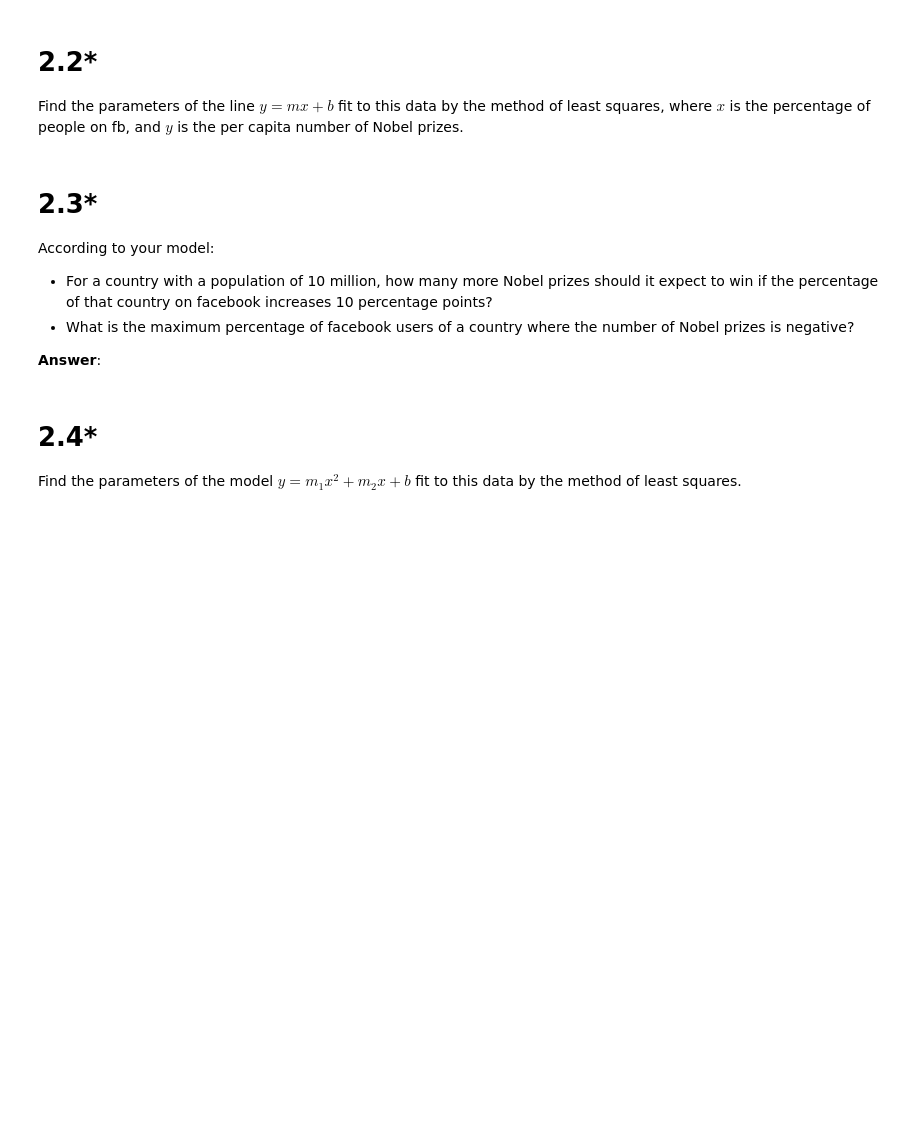
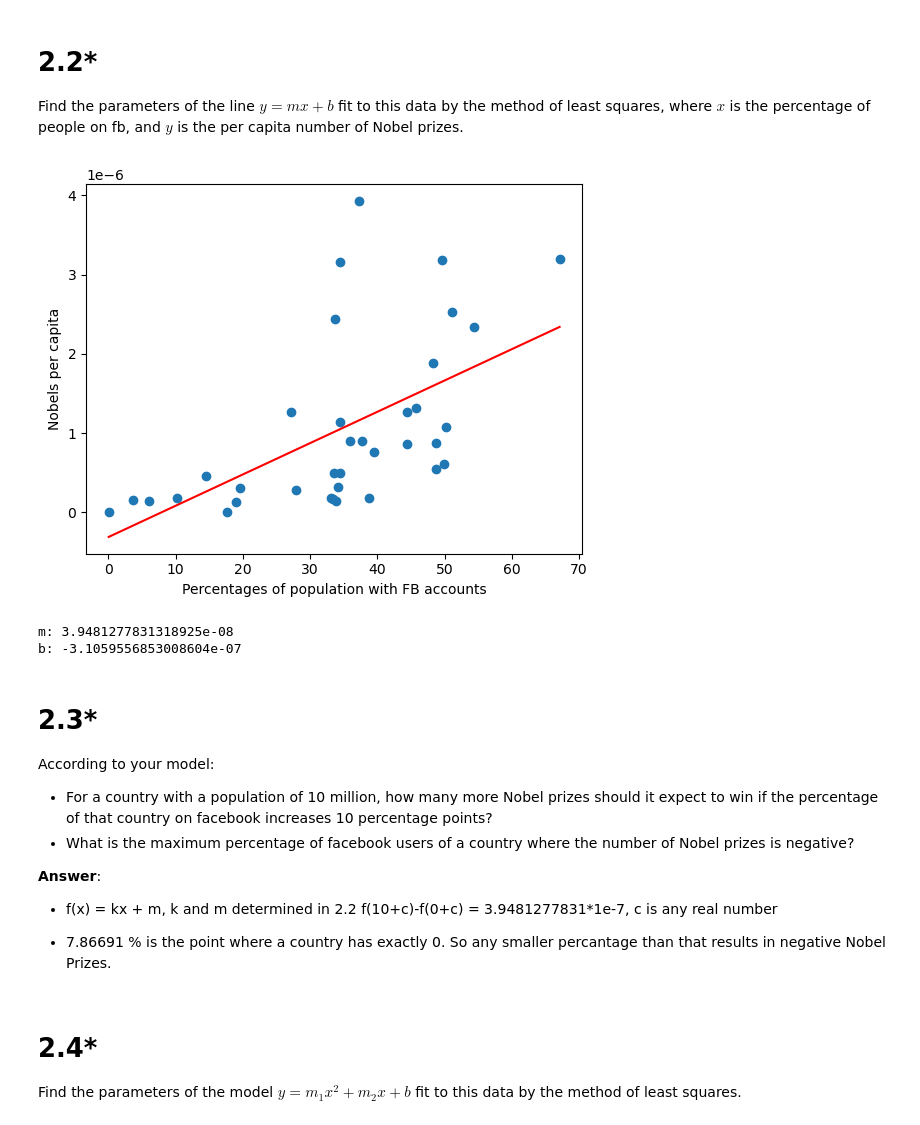
Before and after one commit to noa-bit/dm1590-labs, a Jupyter notebook: lab-3/DM1590_Lab3.ipynb, the cells around one changed output. Saved outputs shown, nothing was run; the diff lists cells and outputs as text; code cells hidden in the pictures; blank space fills up the shorter version.

```diff
--- a/lab-3/DM1590_Lab3.ipynb
+++ b/lab-3/DM1590_Lab3.ipynb
@@ -229,3 +260,20 @@ Find the parameters of the line $y = mx + b$ fit to this data by the method of l
+# %%
+m, b = np.polyfit(x_axis, y_axis, 1)
+
+x_line = np.linspace(min(x_axis), max(x_axis), 2)
+y_line = m * x_line + b
+
+plt.scatter(x_axis, y_axis)
+plt.ylabel("Nobels per capita")
+plt.xlabel("Percentages of population with FB accounts")
+plt.plot(x_line, y_line, color="red")
+plt.show()
+
+print(f"m: {m}\nb: {b}")
+# %% [output]
+[figure, added]
+m: 3.9481277831318925e-08
+b: -3.1059556853008604e-07
 # %% [markdown]
 # 2.3*
 
@@ -234,6 +282,10 @@ According to your model:
 - What is the maximum percentage of facebook users of a country where the number of Nobel prizes is negative?
 
 **Answer**:
+- f(x) = kx + m, k and m determined in 2.2
+f(10+c)-f(0+c) = 3.9481277831*1e-7, c is any real number
+
+- 7.86691 % is the point where a country has exactly 0. So any smaller percantage than that results in negative Nobel Prizes.
 # %% [markdown]
 # 2.4*
 
```
Also changed, not shown: parts of 18 cells of this notebook.
